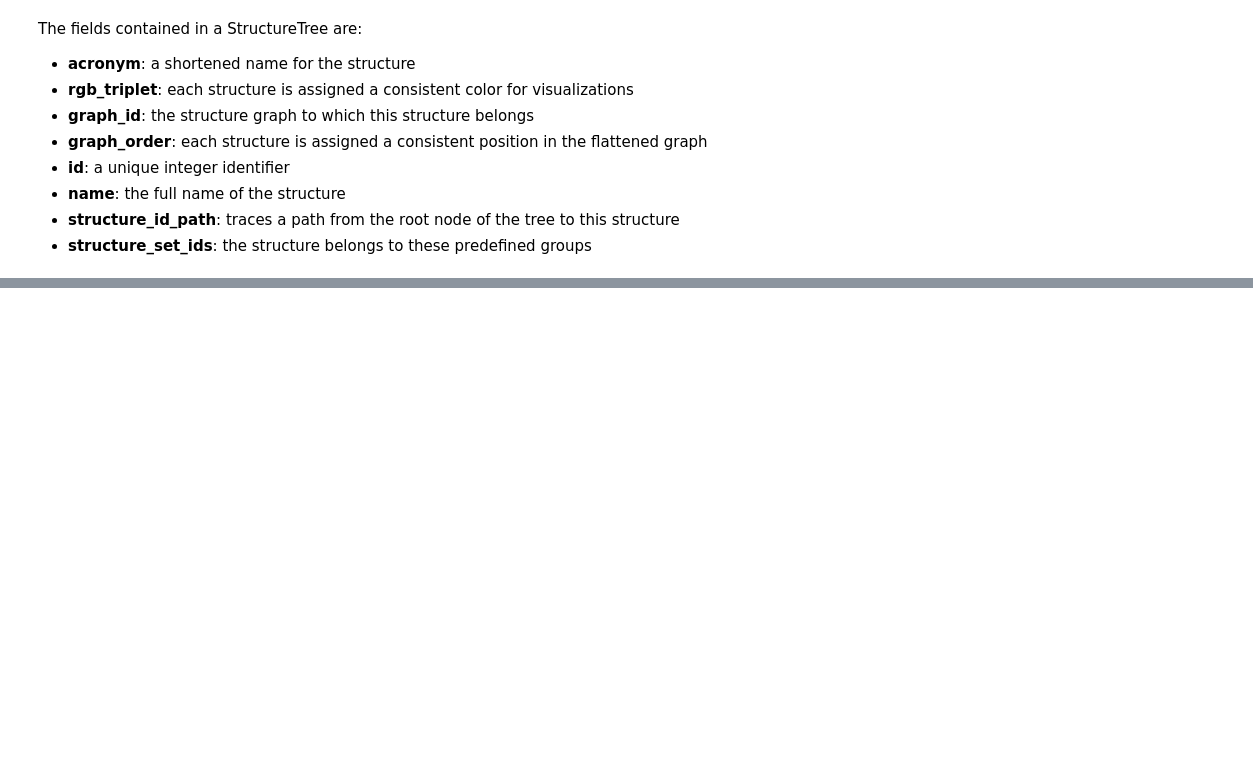
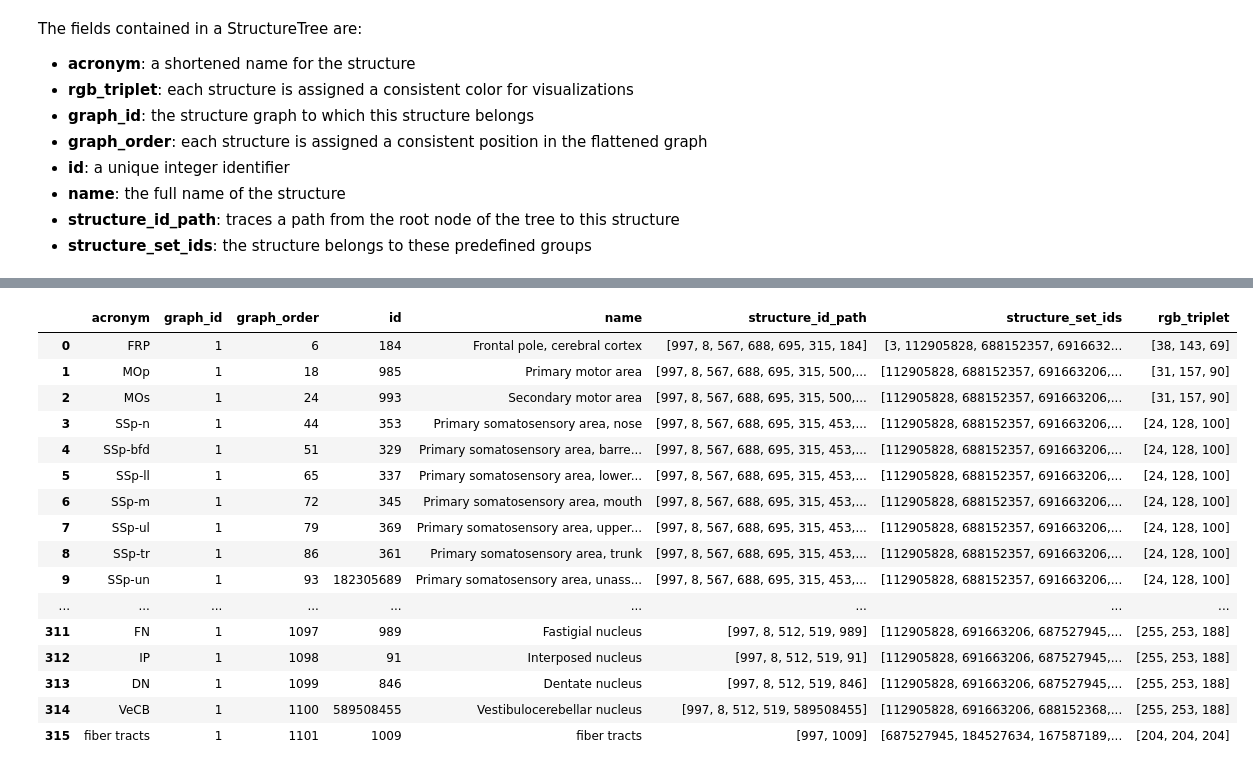
Before and after one commit to HMS-IDAC/RiffleShuffle, a Jupyter notebook: python/Explore the Allen Atlas.ipynb, the cells around one changed output, grey strips where cells are left out. Cells and saved outputs as stored; diff of their text form; code cells hidden in the pictures; blank space fills up the shorter version.

```diff
--- a/python/Explore the Allen Atlas.ipynb
+++ b/python/Explore the Allen Atlas.ipynb
@@ -12,6 +12,11 @@ You can install the SDK in a python (3.7) environment by using:
 # %%
 import pandas as pd
 import numpy as np
+import matplotlib.pyplot as plt
+# %matplotlib inline
+%matplotlib notebook
+
+pd.set_option('display.max_rows', 500)
 # %% [markdown]
 ## Constructing a StructureTree
 
@@ -39,0 +105,23 @@ The fields contained in a StructureTree are:
+# %%
+chosenID = 167587189
+
+structureList = tree.get_structures_by_set_id([chosenID])
+pd.DataFrame(structureList)
+# %% [output]
+|  | acronym | graph_id | graph_order | id | name | structure_id_path | structure_set_ids | rgb_triplet |
+| 0 | FRP | 1 | 6 | 184 | Frontal pole, cerebral cortex | [997, 8, 567, 688, 695, 315, 184] | [3, 112905828, 688152357, 6916632... | [38, 143, 69] |
+| 1 | MOp | 1 | 18 | 985 | Primary motor area | [997, 8, 567, 688, 695, 315, 500,... | [112905828, 688152357, 691663206,... | [31, 157, 90] |
+| 2 | MOs | 1 | 24 | 993 | Secondary motor area | [997, 8, 567, 688, 695, 315, 500,... | [112905828, 688152357, 691663206,... | [31, 157, 90] |
+| 3 | SSp-n | 1 | 44 | 353 | Primary somatosensory area, nose | [997, 8, 567, 688, 695, 315, 453,... | [112905828, 688152357, 691663206,... | [24, 128, 100] |
+| 4 | SSp-bfd | 1 | 51 | 329 | Primary somatosensory area, barre... | [997, 8, 567, 688, 695, 315, 453,... | [112905828, 688152357, 691663206,... | [24, 128, 100] |
+| 5 | SSp-ll | 1 | 65 | 337 | Primary somatosensory area, lower... | [997, 8, 567, 688, 695, 315, 453,... | [112905828, 688152357, 691663206,... | [24, 128, 100] |
+| 6 | SSp-m | 1 | 72 | 345 | Primary somatosensory area, mouth | [997, 8, 567, 688, 695, 315, 453,... | [112905828, 688152357, 691663206,... | [24, 128, 100] |
+| 7 | SSp-ul | 1 | 79 | 369 | Primary somatosensory area, upper... | [997, 8, 567, 688, 695, 315, 453,... | [112905828, 688152357, 691663206,... | [24, 128, 100] |
+| 8 | SSp-tr | 1 | 86 | 361 | Primary somatosensory area, trunk | [997, 8, 567, 688, 695, 315, 453,... | [112905828, 688152357, 691663206,... | [24, 128, 100] |
+| 9 | SSp-un | 1 | 93 | 182305689 | Primary somatosensory area, unass... | [997, 8, 567, 688, 695, 315, 453,... | [112905828, 688152357, 691663206,... | [24, 128, 100] |
+| ... | ... | ... | ... | ... | ... | ... | ... | ... |
+| 311 | FN | 1 | 1097 | 989 | Fastigial nucleus | [997, 8, 512, 519, 989] | [112905828, 691663206, 687527945,... | [255, 253, 188] |
+| 312 | IP | 1 | 1098 | 91 | Interposed nucleus | [997, 8, 512, 519, 91] | [112905828, 691663206, 687527945,... | [255, 253, 188] |
+| 313 | DN | 1 | 1099 | 846 | Dentate nucleus | [997, 8, 512, 519, 846] | [112905828, 691663206, 687527945,... | [255, 253, 188] |
+| 314 | VeCB | 1 | 1100 | 589508455 | Vestibulocerebellar nucleus | [997, 8, 512, 519, 589508455] | [112905828, 691663206, 688152368,... | [255, 253, 188] |
+| 315 | fiber tracts | 1 | 1101 | 1009 | fiber tracts | [997, 1009] | [687527945, 184527634, 167587189,... | [204, 204, 204] |
```
Also changed, not shown: parts of 15 cells of this notebook.
